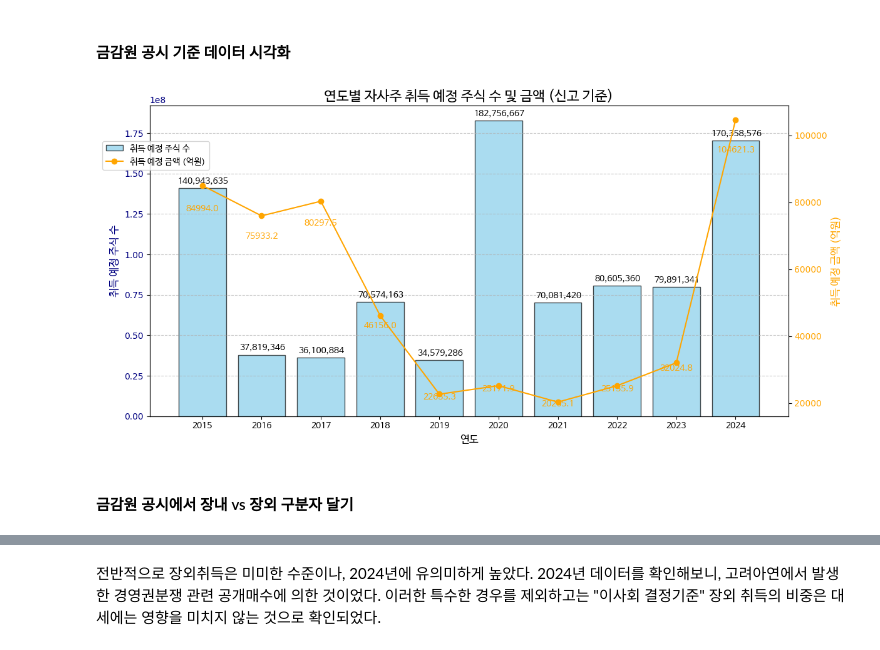
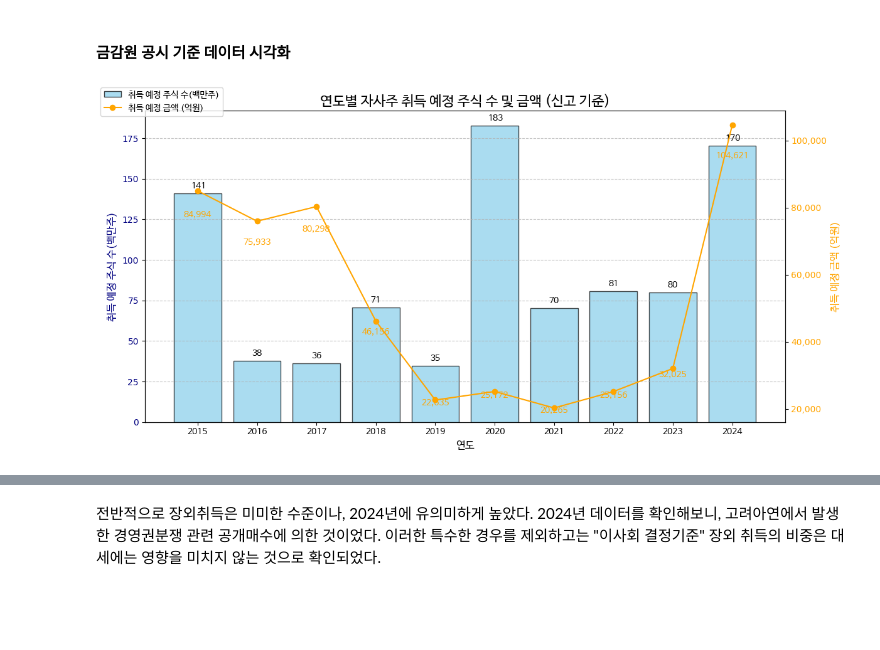
Before and after one commit to beaten-by-the-market/dart_disclosure, a Jupyter notebook: kospi_dart_buyback.ipynb, the cells around one changed output, grey strips where cells are left out. Saved outputs shown, nothing was run; the diff lists cells and outputs as text; code cells hidden in the pictures; blank space fills up the shorter version.

```diff
--- a/kospi_dart_buyback.ipynb
+++ b/kospi_dart_buyback.ipynb
@@ -222,0 +264,21 @@ total_counts: 649
+# %%
+# 확인된 값을 바탕으로 칼럼명을 지정
+df_dart_buyback.columns = ['회사명', '접수일',
+                           '취득예정주식(주)_보통주식', '취득예정주식(주)_기타주식',
+                           '취득예정금액(원)_보통주식', '취득예정금액(원)_기타주식',
+                           '취득예상기간_시작일','취득예상기간_종료일',
+                           '보유예상기간_시작일','보유예상기간_종료일',
+                           '취득목적', '취득방법', '위탁투자중개업자',
+                           '취득 전 자기주식 보유현황_배당가능이익 범위 내 취득(주)_보통주식',
+                           '취득 전 자기주식 보유현황_배당가능이익 범위 내 취득(주)_비율(%)',
+                           '취득 전 자기주식 보유현황_배당가능이익 범위 내 취득(주)_기타주식',
+                           '취득 전 자기주식 보유현황_배당가능이익 범위 내 취득(주)_비율(%).1',
+                           '취득 전 자기주식 보유현황_기타취득(주)_보통주식',
+                           '취득 전 자기주식 보유현황_기타취득(주)_비율(%)',
+                           '취득 전 자기주식 보유현황_기타취득(주)_기타주식',
+                           '취득 전 자기주식 보유현황_기타취득(주)_비율(%).1',
+                           '취득결정일',
+                           '사외이사참석여부_참석(명)', '사외이사참석여부_불참(명)',
+                           '감사 (사외이사가 아닌 감사위원) 참석여부',
+                           '1일 매수 주문수량 한도_보통주식', '1일 매수 주문수량 한도_기타주식',
+                           '비고']
@@ -241,8 +367,8 @@ df_dart_buyback['취득예정금액(원)_취득예정금액(원)_보통주식']
 # %%
 # 연도별 취득예정주식(주) 및 취득예정금액 집계
 annual_summary = df_dart_buyback.groupby('연도').agg({
-    '취득예정주식(주)_취득예정주식(주)_보통주식': 'sum',
-    '취득예정금액(원)_취득예정금액(원)_보통주식': 'sum'
+    '취득예정주식': 'sum',
+    '취득예정금액': 'sum'
 })
 
 # 그래프 크기 설정
@@ -250,10 +376,10 @@ fig, ax1 = plt.subplots(figsize=(12, 6))
 
 # 막대 그래프: 연도별 취득 예정 주식 수
 bars = ax1.bar(annual_summary.index,
-               annual_summary['취득예정주식(주)_취득예정주식(주)_보통주식'],
-               color='skyblue', edgecolor='black', alpha=0.7, label='취득 예정 주식 수')
+               annual_summary['취득예정주식'],
+               color='skyblue', edgecolor='black', alpha=0.7, label='취득 예정 주식 수(백만주)')
 ax1.set_xlabel('연도', fontproperties=font, fontsize=12)
-ax1.set_ylabel('취득 예정 주식 수', fontproperties=font, fontsize=12, color='navy')
+ax1.set_ylabel('취득 예정 주식 수(백만주)', fontproperties=font, fontsize=12, color='navy')
 ax1.tick_params(axis='y', labelcolor='navy')
 
 # x축 눈금 설정 (모든 연도 표시)
@@ -268,37 +394,38 @@ for bar in bars:
                               f'{height:,.0f}', ha='center', va='bottom',
                               fontproperties=font, fontsize=10))
 
 # 보조축 추가: 취득 예정 금액
 ax2 = ax1.twinx()
 line, = ax2.plot(annual_summary.index,
-                 annual_summary['취득예정금액(원)_취득예정금액(원)_보통주식'],
+                 annual_summary['취득예정금액'],
                  color='orange', marker='o', label='취득 예정 금액 (억원)')
 ax2.set_ylabel('취득 예정 금액 (억원)', fontproperties=font, fontsize=12, color='orange')
 ax2.tick_params(axis='y', labelcolor='orange')
 
+# y축 보조축에 천 단위 콤마 추가
+ax2.yaxis.set_major_formatter(plt.FuncFormatter(lambda x, p: format(int(x), ',')))
+
 # 선 그래프 레이블 추가
-for i, value in enumerate(annual_summary['취득예정금액(원)_취득예정금액(원)_보통주식']):
-    ax2.text(annual_summary.index[i], value*0.9, f'{value:.1f}',
+for i, value in enumerate(annual_summary['취득예정금액']):
+    ax2.text(annual_summary.index[i], value*0.9, f'{value:,.0f}',
              color='orange', fontsize=10, ha='center', va='bottom', fontproperties=font)
 
 # adjustText를 사용하여 레이블 위치 조정
 adjust_text(texts, ax=ax1)
 
 # y축 그리드 추가
 ax1.grid(axis='y', linestyle='--', alpha=0.7)
 
 # 범례 추가
-fig.legend(loc='upper right', bbox_to_anchor=(0.1, 0.9), bbox_transform=ax1.transAxes, prop=font)
+fig.legend(loc='upper left', bbox_transform=ax1.transAxes, prop=font)
 
 # 그래프 제목 설정
 plt.title('연도별 자사주 취득 예정 주식 수 및 금액 (신고 기준)', fontproperties=font, fontsize=16)
 
 # 그래프 여백 조정
 plt.tight_layout()
 
 # 그래프 표시
 plt.show()
 # %% [output]
-[figure, old version]
+[figure, new version]
-# %% [markdown]
-#### 금감원 공시에서 장내 vs 장외 구분자 달기
```
Also changed, not shown: parts of 23 cells of this notebook.
